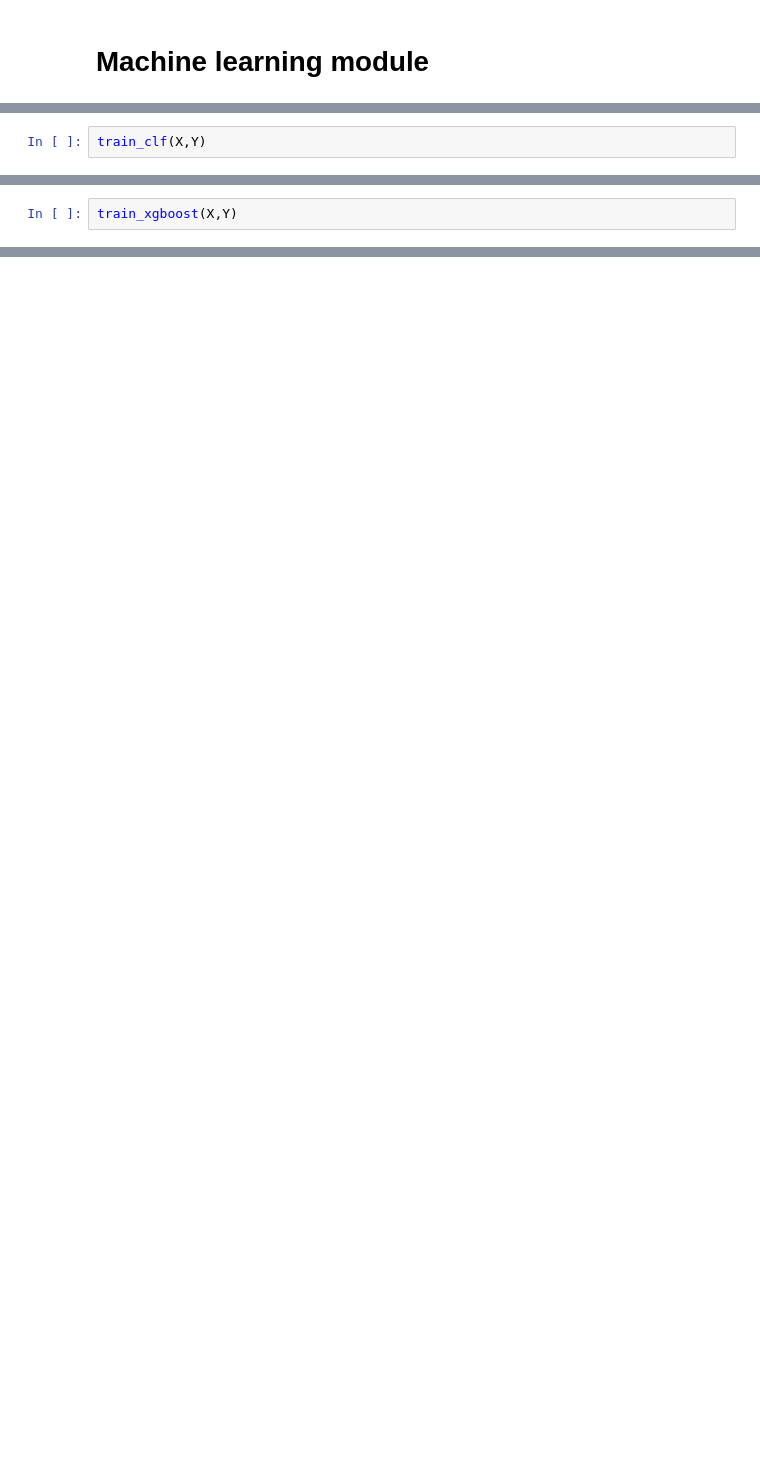
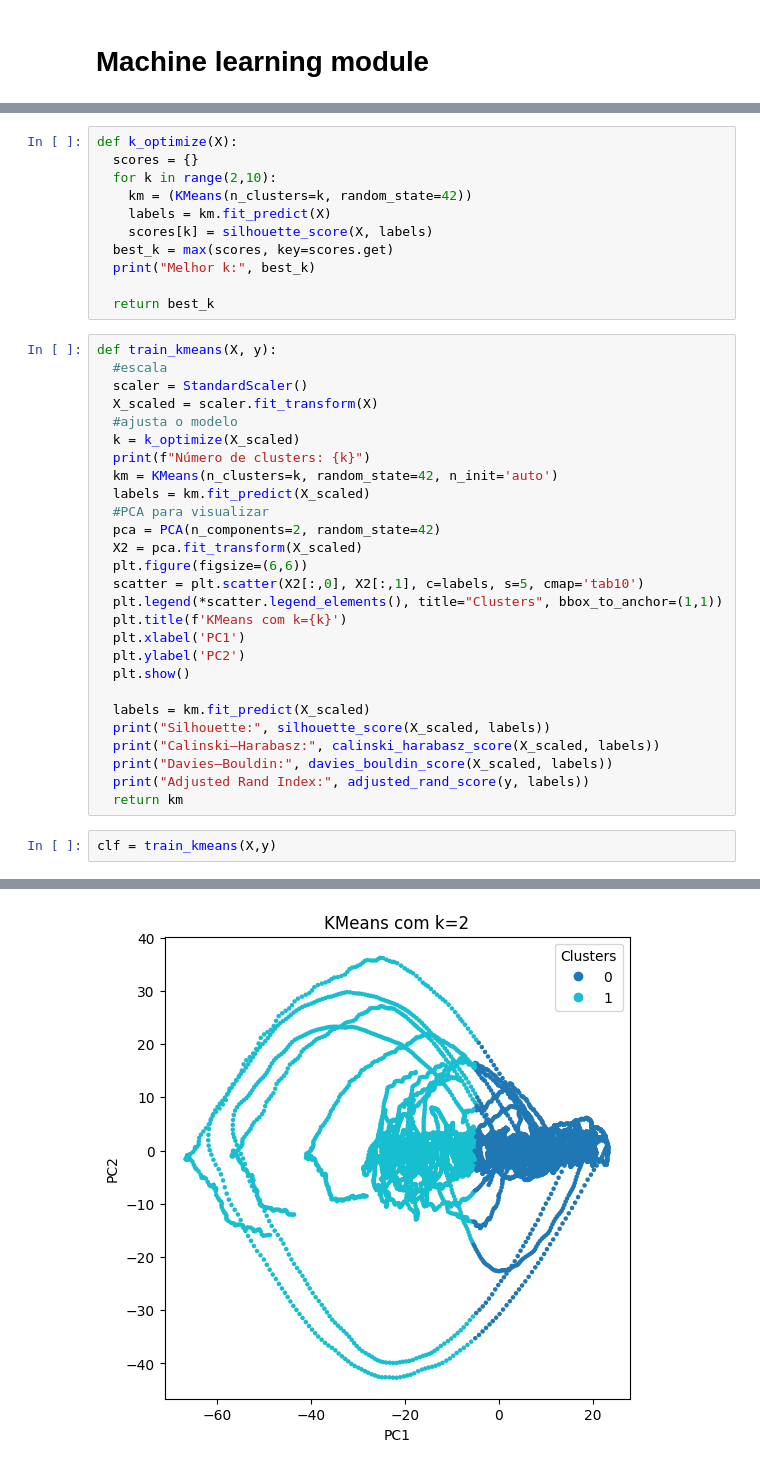
Before and after one commit to barauna-lo/rcp_classifier, a Jupyter notebook: MachineLearningModule.ipynb, the cells around one changed output, grey strips where cells are left out. Drawn from its saved outputs; the diff is of its cells as text; blank space fills up the shorter version.

```diff
--- a/MachineLearningModule.ipynb
+++ b/MachineLearningModule.ipynb
@@ -55,2 +198,0 @@ def train_clf (X, Y):
-# %%
-train_clf(X,Y)
@@ -98,2 +198,0 @@ def train_xgboost (X, Y):
-# %%
-train_xgboost(X,Y)
@@ -119,0 +369,41 @@ Matriz de confusão:
+# %%
+def k_optimize(X):
+  scores = {}
+  for k in range(2,10):
+    km = (KMeans(n_clusters=k, random_state=42))
+    labels = km.fit_predict(X)
+    scores[k] = silhouette_score(X, labels)
+  best_k = max(scores, key=scores.get)
+  print("Melhor k:", best_k)
+
+  return best_k
+# %%
+def train_kmeans(X, y):
+  #escala
+  scaler = StandardScaler()
+  X_scaled = scaler.fit_transform(X)
+  #ajusta o modelo
+  k = k_optimize(X_scaled)
+  print(f"Número de clusters: {k}")
+  km = KMeans(n_clusters=k, random_state=42, n_init='auto')
+  labels = km.fit_predict(X_scaled)
+  #PCA para visualizar
+  pca = PCA(n_components=2, random_state=42)
+  X2 = pca.fit_transform(X_scaled)
+  plt.figure(figsize=(6,6))
+  scatter = plt.scatter(X2[:,0], X2[:,1], c=labels, s=5, cmap='tab10')
+  plt.legend(*scatter.legend_elements(), title="Clusters", bbox_to_anchor=(1,1))
+  plt.title(f'KMeans com k={k}')
+  plt.xlabel('PC1')
+  plt.ylabel('PC2')
+  plt.show()
+
+  labels = km.fit_predict(X_scaled)
+  print("Silhouette:", silhouette_score(X_scaled, labels))
+  print("Calinski–Harabasz:", calinski_harabasz_score(X_scaled, labels))
+  print("Davies–Bouldin:", davies_bouldin_score(X_scaled, labels))
+  print("Adjusted Rand Index:", adjusted_rand_score(y, labels))
+  return km
+# %%
+clf = train_kmeans(X,y)
+# %% [output]
@@ -119,0 +412 @@ Matriz de confusão:
+[figure, added]
```
Also changed, not shown: parts of 26 cells of this notebook.
